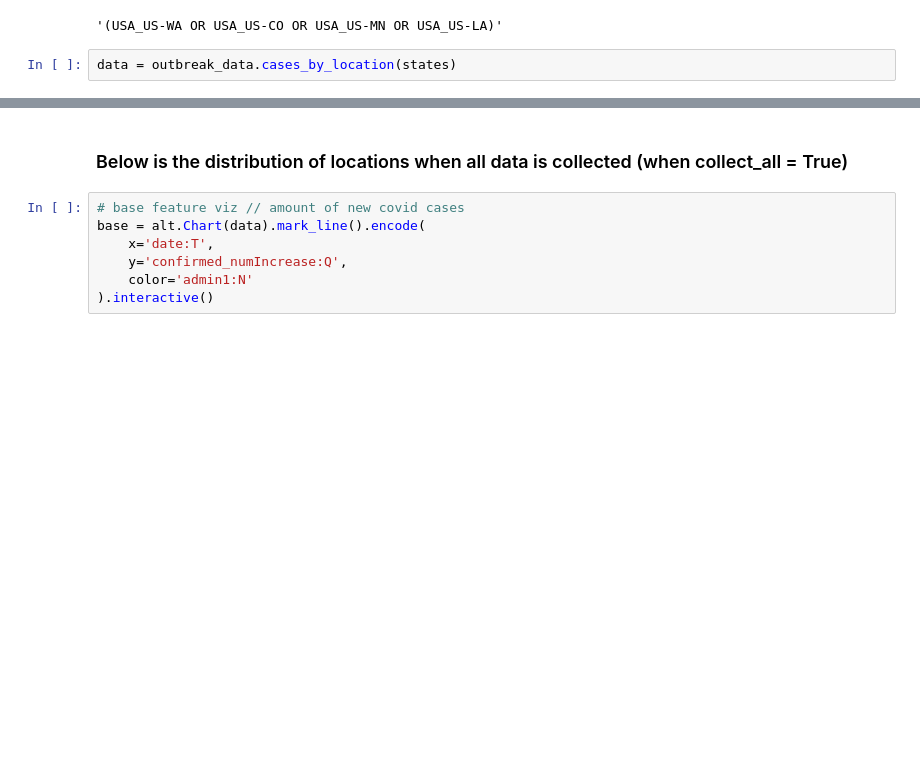
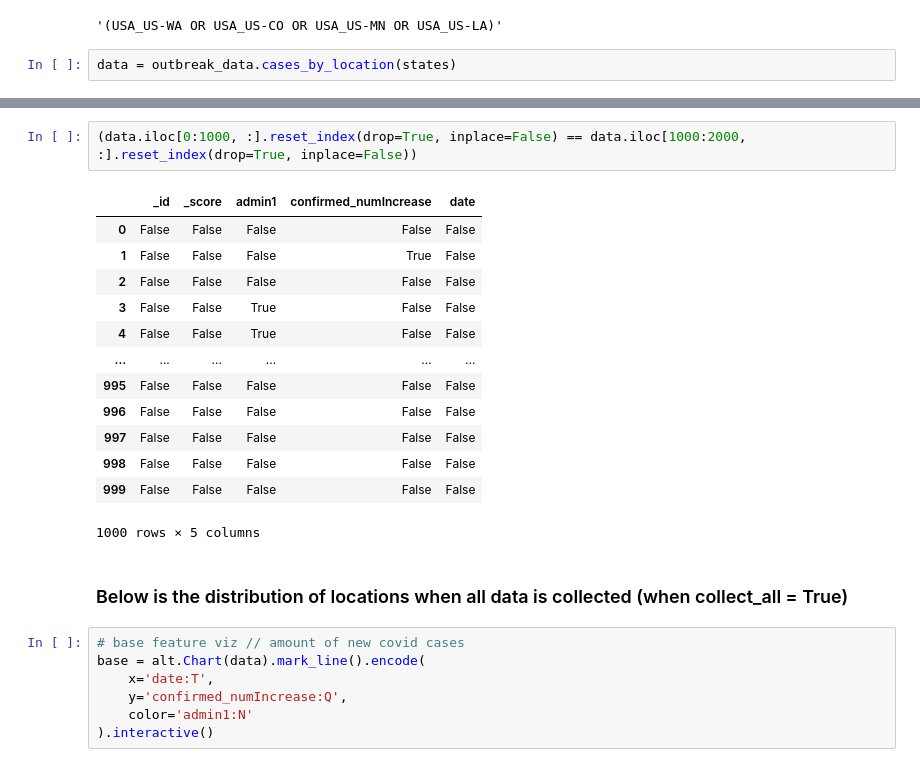
Before and after one commit to outbreak-info/python-outbreak-info, a Jupyter notebook: visualization_demos/visualization_demos.ipynb, the cells around one changed output, grey strips where cells are left out. Drawn from its saved outputs; the diff is of its cells as text; blank space fills up the shorter version.

```diff
--- a/visualization_demos/visualization_demos.ipynb
+++ b/visualization_demos/visualization_demos.ipynb
@@ -25,3 +52,19 @@ data.tail()
+# %%
+(data.iloc[0:1000, :].reset_index(drop=True, inplace=False) == data.iloc[1000:2000, :].reset_index(drop=True, inplace=False))
+# %% [output]
+|  | _id | _score | admin1 | confirmed_numIncrease | date |
+| 0 | False | False | False | False | False |
+| 1 | False | False | False | True | False |
+| 2 | False | False | False | False | False |
+| 3 | False | False | True | False | False |
+| 4 | False | False | True | False | False |
+| ... | ... | ... | ... | ... | ... |
+| 995 | False | False | False | False | False |
+| 996 | False | False | False | False | False |
+| 997 | False | False | False | False | False |
+| 998 | False | False | False | False | False |
+| 999 | False | False | False | False | False |
+1000 rows × 5 columns
 # %% [markdown]
 ### Below is the distribution of locations when all data is collected (when collect_all = True)
 # %%
```
Also changed, not shown: parts of 3 cells of this notebook, 1 other file.
